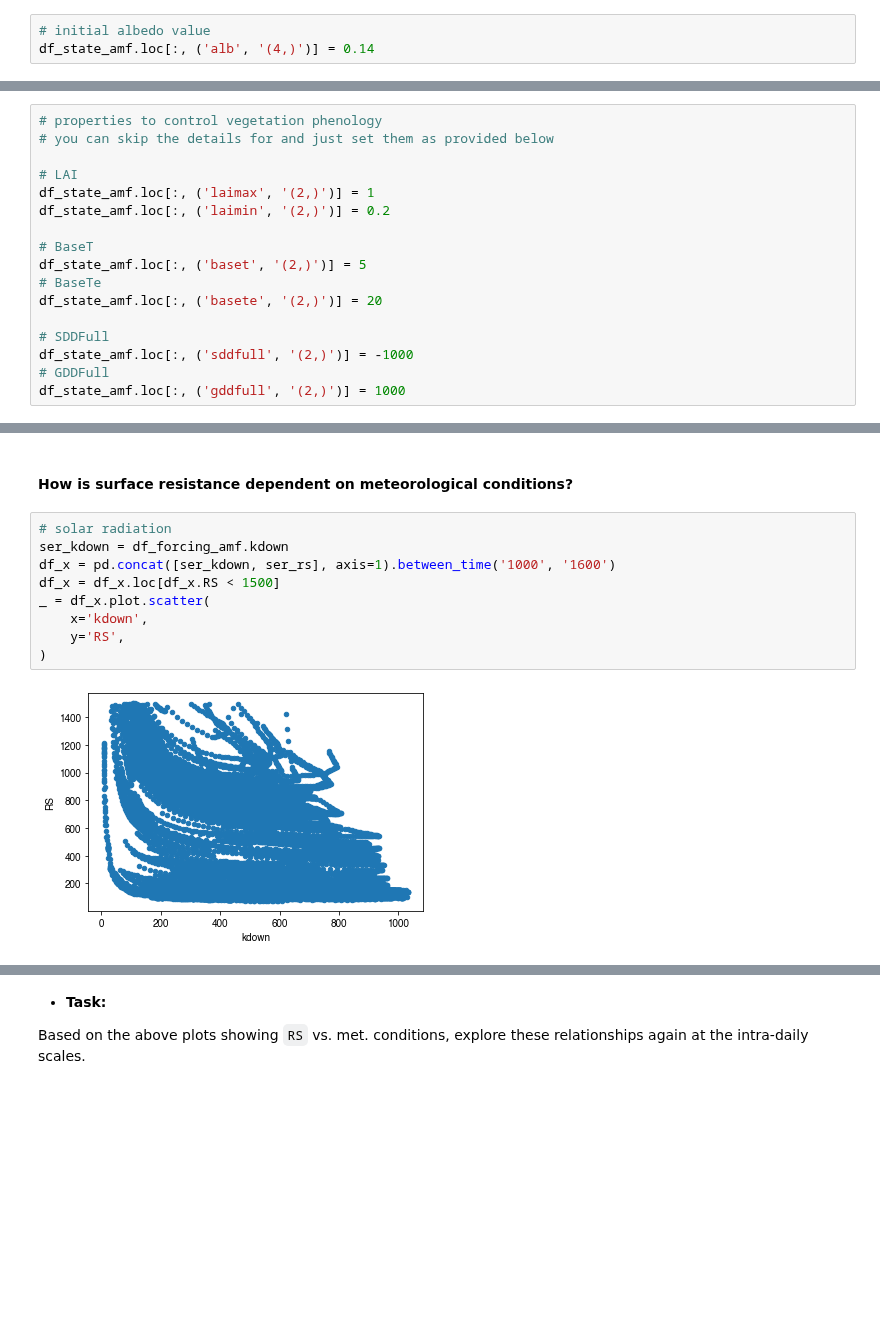
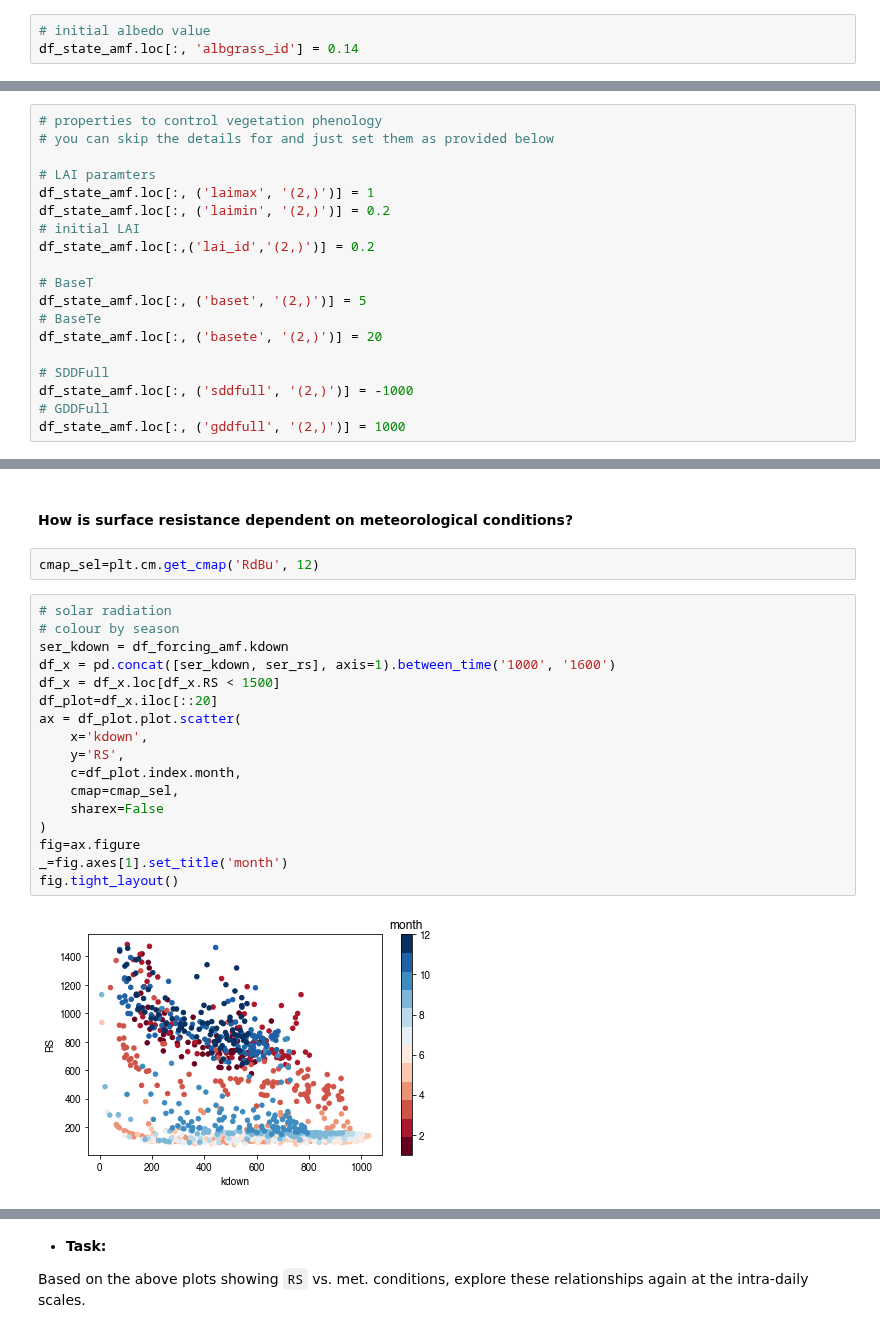
Before and after one commit to BLM-UoR/BLM, a Jupyter notebook: docs/tutorials/tutorial-AMF-sim.ipynb, the cells around one changed output, grey strips where cells are left out. Cells and saved outputs as stored; diff of their text form; blank space fills up the shorter version.

```diff
--- a/docs/tutorials/tutorial-AMF-sim.ipynb
+++ b/docs/tutorials/tutorial-AMF-sim.ipynb
@@ -135,6 +135,6 @@ df_state_amf.albmax_grass = 0.19
 df_state_amf.albmin_grass = 0.14
 # %%
 # initial albedo value
-df_state_amf.loc[:, ('alb', '(4,)')] = 0.14
+df_state_amf.loc[:, 'albgrass_id'] = 0.14
 # %% [markdown]
 #### LAI/phenology
@@ -142,9 +150,11 @@ df_state_amf.loc[:, ('alb', '(4,)')] = 0.14
 # properties to control vegetation phenology
 # you can skip the details for and just set them as provided below
 
-# LAI
+# LAI paramters
 df_state_amf.loc[:, ('laimax', '(2,)')] = 1
 df_state_amf.loc[:, ('laimin', '(2,)')] = 0.2
+# initial LAI
+df_state_amf.loc[:,('lai_id','(2,)')] = 0.2
 
 # BaseT
 df_state_amf.loc[:, ('baset', '(2,)')] = 5
@@ -597,17 +621,27 @@ _ = df_x.plot.scatter(
 [figure]
 # %% [markdown]
 #### How is surface resistance dependent on meteorological conditions?
+# %%
+cmap_sel=plt.cm.get_cmap('RdBu', 12)
 # %%
 # solar radiation
+# colour by season
 ser_kdown = df_forcing_amf.kdown
 df_x = pd.concat([ser_kdown, ser_rs], axis=1).between_time('1000', '1600')
 df_x = df_x.loc[df_x.RS < 1500]
-_ = df_x.plot.scatter(
+df_plot=df_x.iloc[::20]
+ax = df_plot.plot.scatter(
     x='kdown',
     y='RS',
+    c=df_plot.index.month,
+    cmap=cmap_sel,
+    sharex=False
 )
+fig=ax.figure
+_=fig.axes[1].set_title('month')
+fig.tight_layout()
 # %% [output]
-[figure, old version]
+[figure, new version]
 # %%
 # air temperature
 ser_ta = df_forcing_amf.Tair
```
Also changed, not shown: parts of 23 cells of this notebook, 1 other file.
